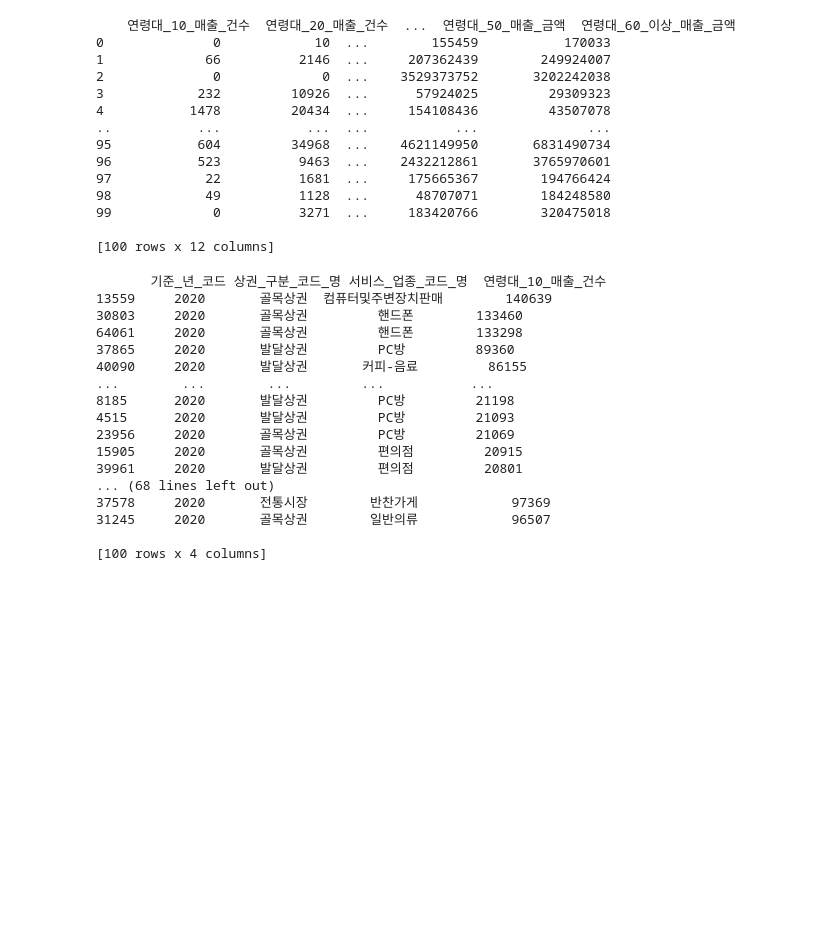
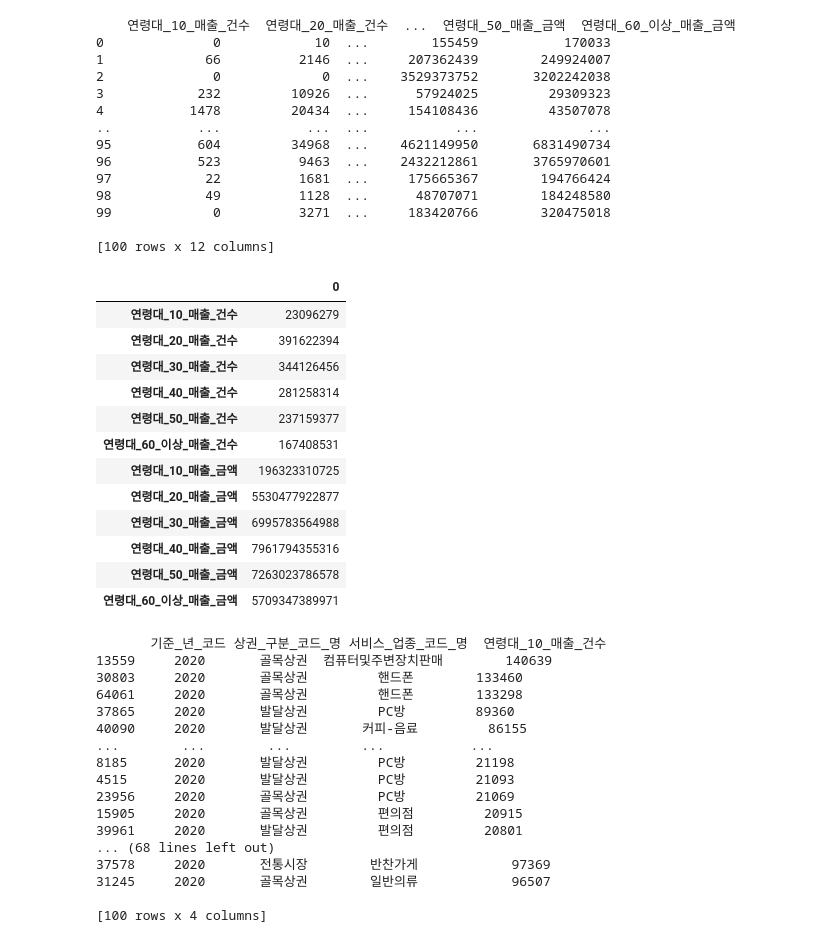
Before and after one commit to dmswl0707/CoronaCoprosperityCard_DataScience, a Jupyter notebook: 연령별_판매건수와_발생금액.ipynb, the cells around one changed output. Saved outputs shown, nothing was run; the diff lists cells and outputs as text; code cells hidden in the pictures; blank space fills up the shorter version.

```diff
--- a/연령별_판매건수와_발생금액.ipynb
+++ b/연령별_판매건수와_발생금액.ipynb
@@ -63,6 +63,24 @@ print(data_sample1.head(100))
 99             0          3271  ...     183420766        320475018
 
 [100 rows x 12 columns]
+# %%
+mead=data_sample1.sum()
+sum = pd.DataFrame(mead.values.tolist(), index=mead.index)
+sum
+# %% [output]
+|  | 0 |
+| 연령대_10_매출_건수 | 23096279 |
+| 연령대_20_매출_건수 | 391622394 |
+| 연령대_30_매출_건수 | 344126456 |
+| 연령대_40_매출_건수 | 281258314 |
+| 연령대_50_매출_건수 | 237159377 |
+| 연령대_60_이상_매출_건수 | 167408531 |
+| 연령대_10_매출_금액 | 196323310725 |
+| 연령대_20_매출_금액 | 5530477922877 |
+| 연령대_30_매출_금액 | 6995783564988 |
+| 연령대_40_매출_금액 | 7961794355316 |
+| 연령대_50_매출_금액 | 7263023786578 |
+| 연령대_60_이상_매출_금액 | 5709347389971 |
 # %%
 ###연령-판매건수 리스트로 뽑기
 
```
Also changed, not shown: parts of 1 cell of this notebook.
